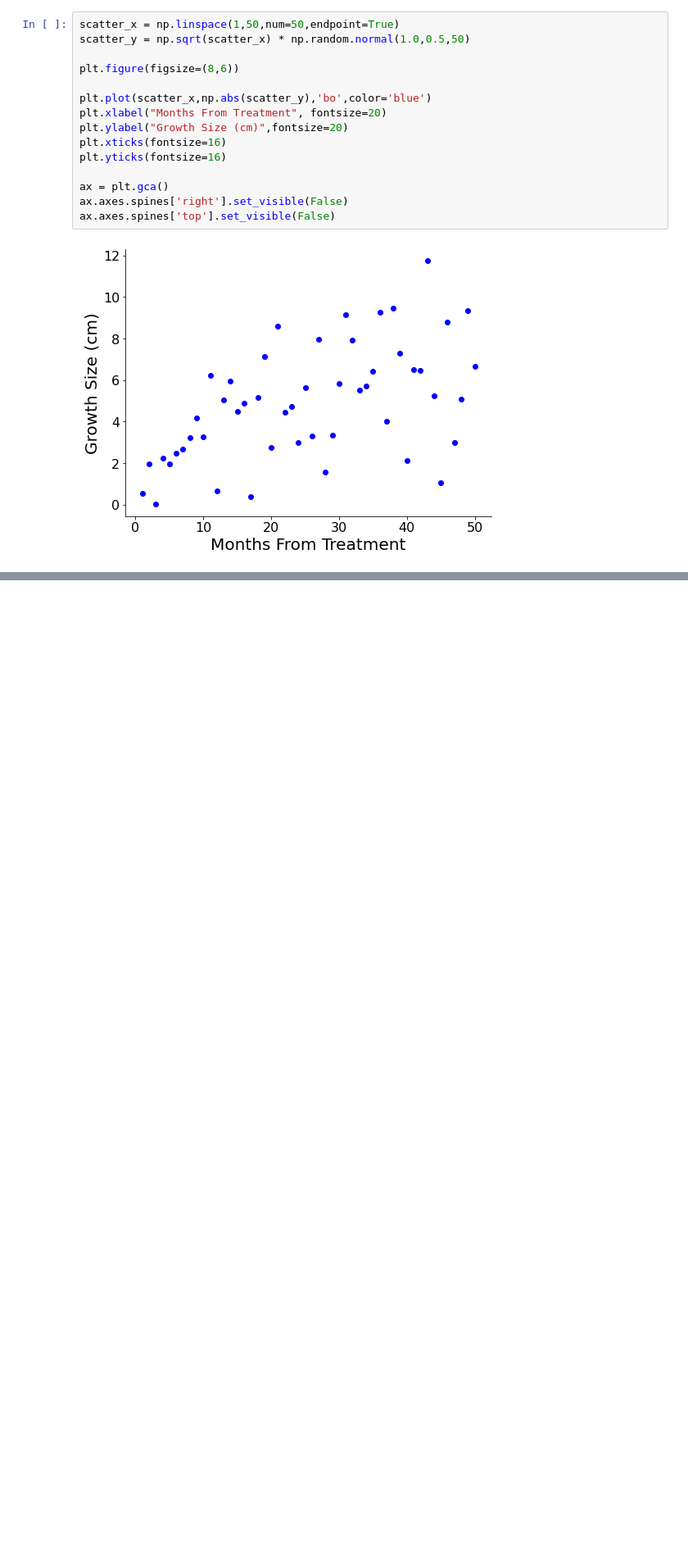
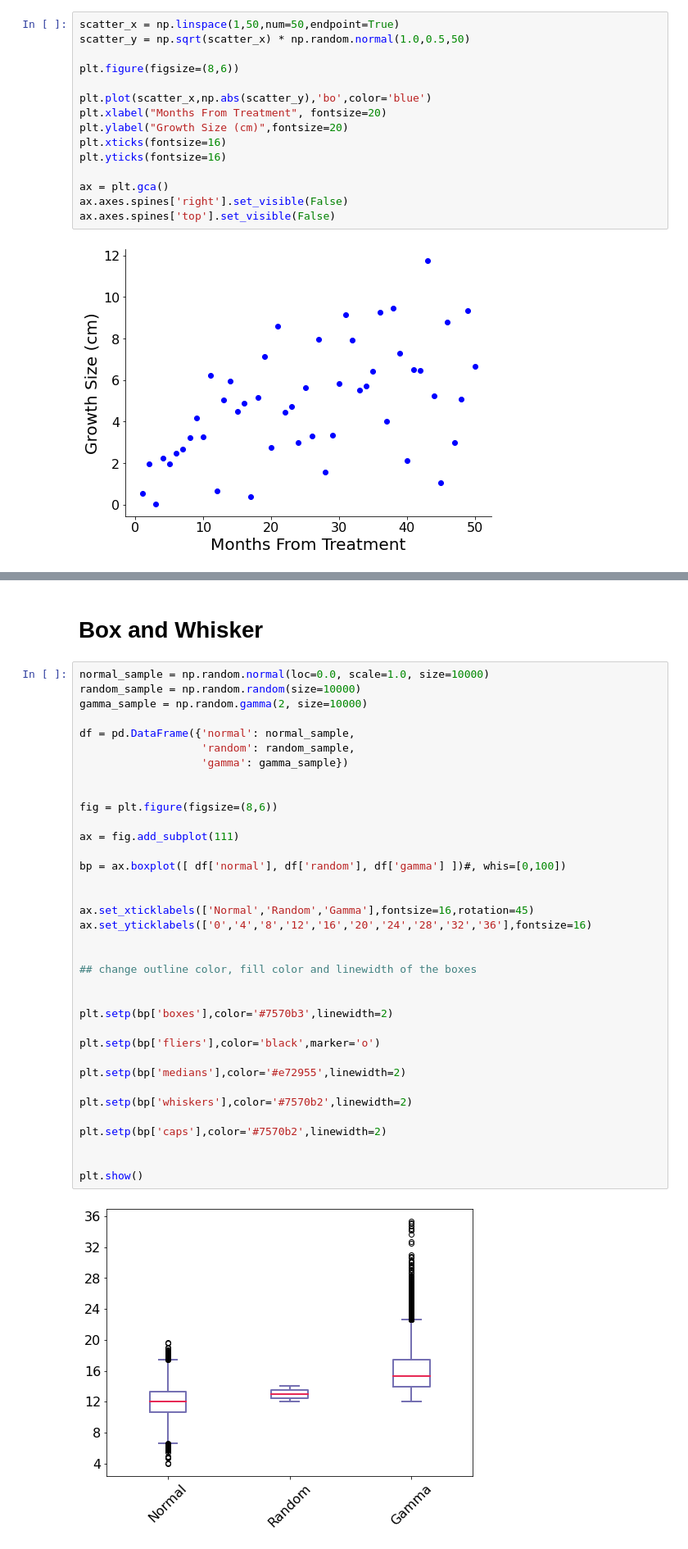
Before and after one commit to joshfuchs/DataScience_projects, a Jupyter notebook: figure_examples.ipynb, the cells around one changed output, grey strips where cells are left out. Shown at 82% size. Cells and saved outputs as stored; diff of their text form; blank space fills up the shorter version.

Commit message:
added boxplot example

```diff
--- a/figure_examples.ipynb
+++ b/figure_examples.ipynb
@@ -326,0 +362,40 @@ ax.axes.spines['top'].set_visible(False)
+# %% [markdown]
+# Box and Whisker
+# %%
+normal_sample = np.random.normal(loc=0.0, scale=1.0, size=10000)
+random_sample = np.random.random(size=10000)
+gamma_sample = np.random.gamma(2, size=10000)
+
+df = pd.DataFrame({'normal': normal_sample,
+                   'random': random_sample,
+                   'gamma': gamma_sample})
+
+
+fig = plt.figure(figsize=(8,6))
+
+ax = fig.add_subplot(111)
+
+bp = ax.boxplot([ df['normal'], df['random'], df['gamma'] ])#, whis=[0,100])
+
+
+ax.set_xticklabels(['Normal','Random','Gamma'],fontsize=16,rotation=45)
+ax.set_yticklabels(['0','4','8','12','16','20','24','28','32','36'],fontsize=16)
+
+
+## change outline color, fill color and linewidth of the boxes
+
+
+plt.setp(bp['boxes'],color='#7570b3',linewidth=2)
+
+plt.setp(bp['fliers'],color='black',marker='o')
+
+plt.setp(bp['medians'],color='#e72955',linewidth=2)
+
+plt.setp(bp['whiskers'],color='#7570b2',linewidth=2)
+
+plt.setp(bp['caps'],color='#7570b2',linewidth=2)
+
+
+plt.show()
+# %% [output]
+[figure, added]
```
Also changed, not shown: parts of 4 cells of this notebook.
